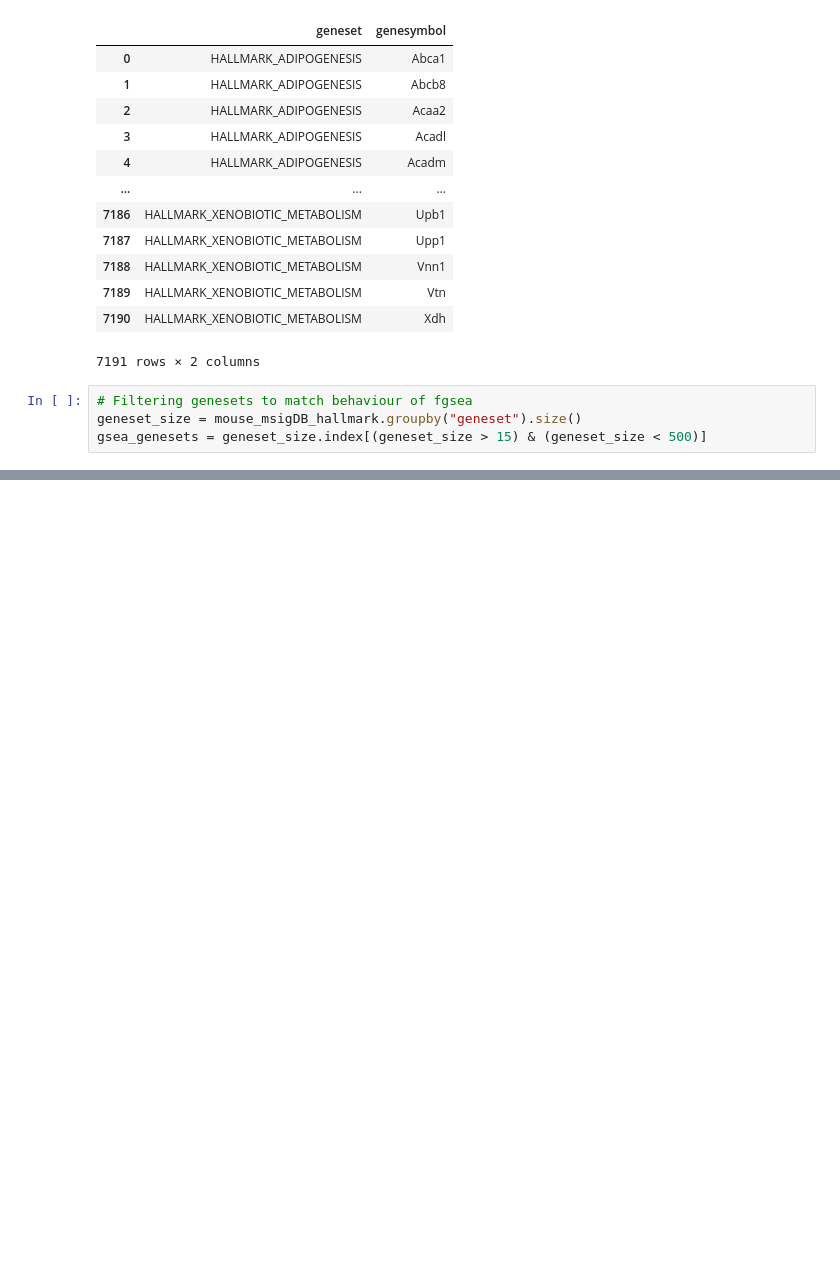
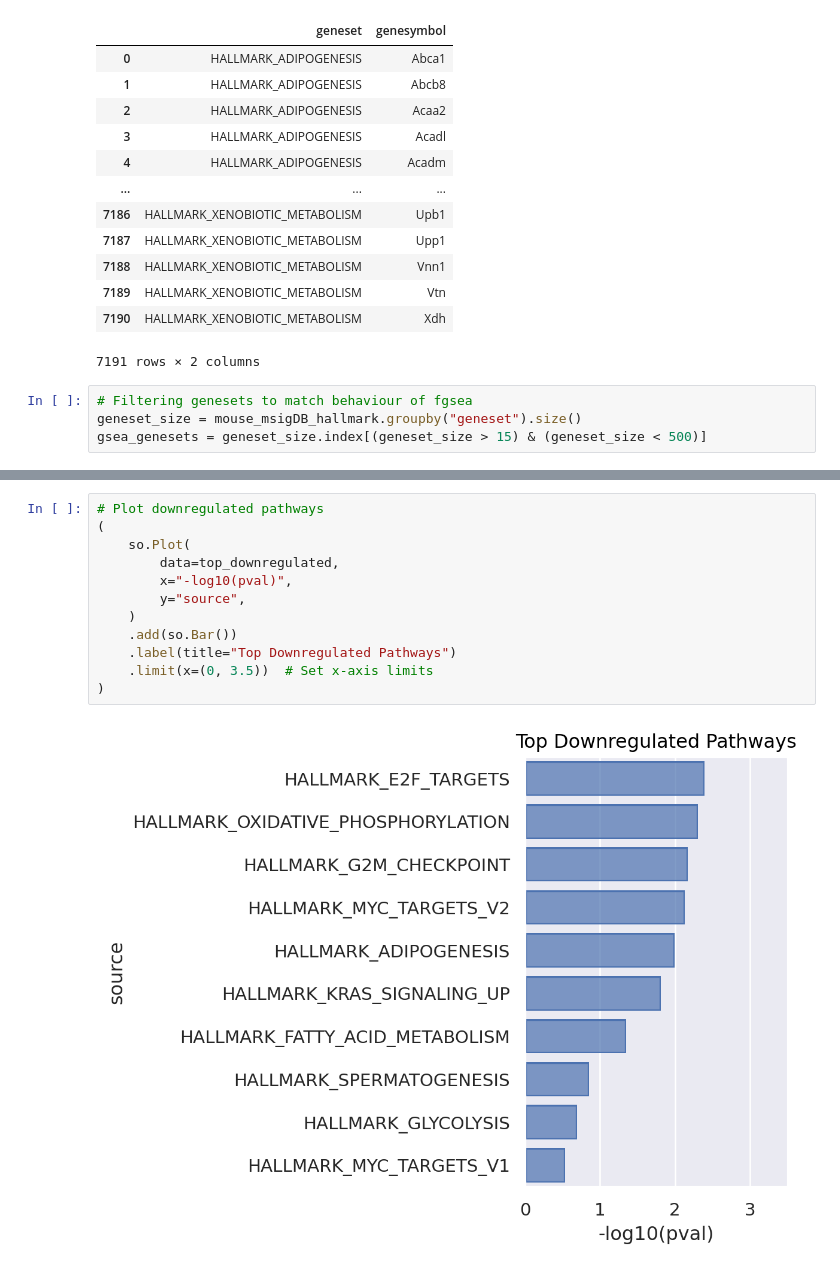
Before and after one commit to akanksha-sachan/senescence_chromatin, a Jupyter notebook: py_scripts/gene_set_scoring.ipynb, the cells around one changed output, grey strips where cells are left out. Drawn from its saved outputs; the diff is of its cells as text; blank space fills up the shorter version.

```diff
--- a/py_scripts/gene_set_scoring.ipynb
+++ b/py_scripts/gene_set_scoring.ipynb
@@ -786,0 +692,14 @@ import seaborn.objects as so
+# %%
+# Plot downregulated pathways
+(
+    so.Plot(
+        data=top_downregulated,
+        x="-log10(pval)",
+        y="source",
+    )
+    .add(so.Bar())
+    .label(title="Top Downregulated Pathways")
+    .limit(x=(0, 3.5))  # Set x-axis limits
+)
+# %% [output]
+[figure, added]
```
Also changed, not shown: parts of 28 cells of this notebook.
